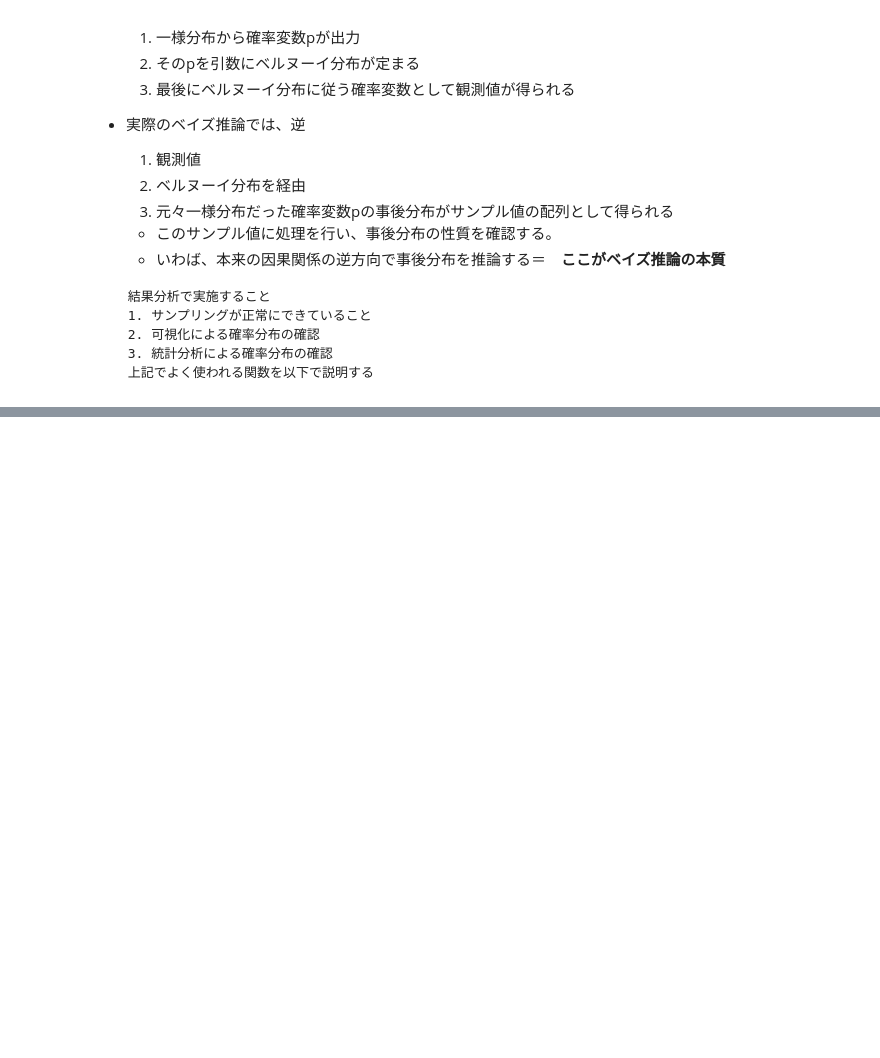
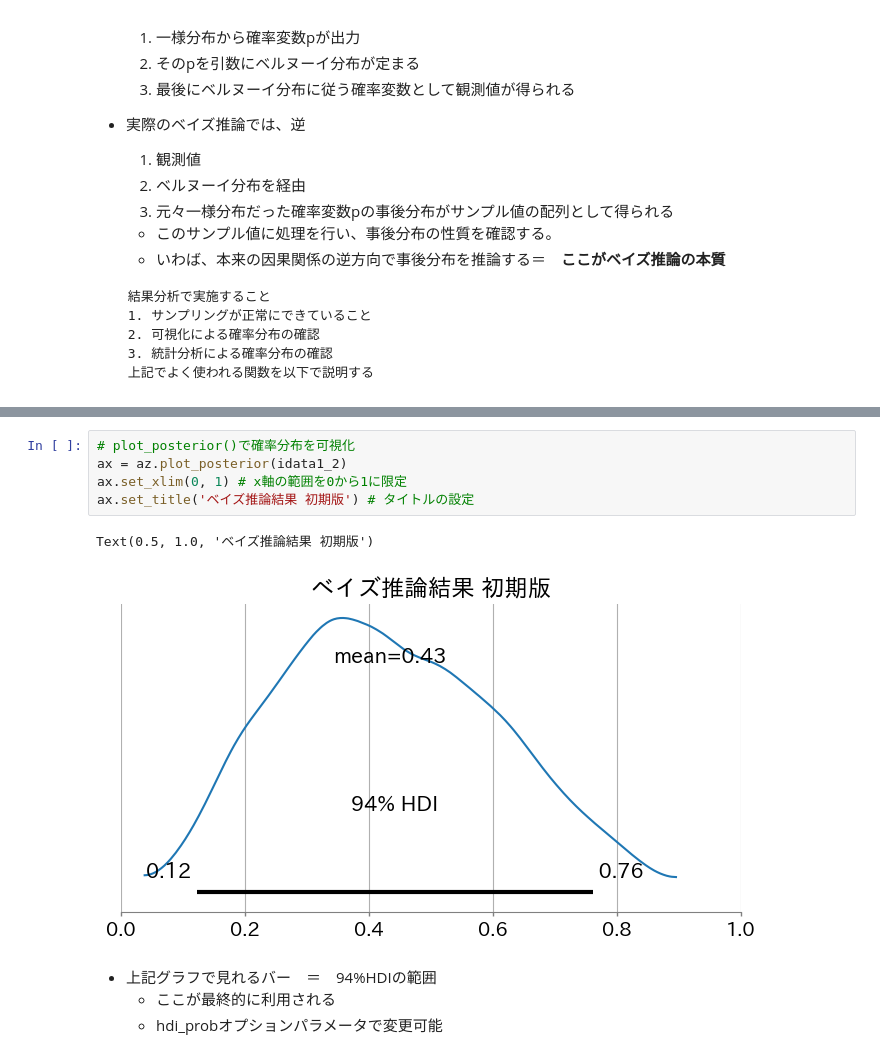
Before and after one commit to TanakaKazuki/bayesian_intro, a Jupyter notebook: section4/main.ipynb, the cells around one changed output, grey strips where cells are left out. Saved outputs shown, nothing was run; the diff lists cells and outputs as text; blank space fills up the shorter version.

```diff
--- a/section4/main.ipynb
+++ b/section4/main.ipynb
@@ -312,0 +350,12 @@ with model1:
+# %%
+# plot_posterior()で確率分布を可視化
+ax = az.plot_posterior(idata1_2)
+ax.set_xlim(0, 1) # x軸の範囲を0から1に限定
+ax.set_title('ベイズ推論結果 初期版') # タイトルの設定
+# %% [output]
+Text(0.5, 1.0, 'ベイズ推論結果 初期版')
+[figure, added]
+# %% [markdown]
+- 上記グラフで見れるバー　＝　94%HDIの範囲
+  - ここが最終的に利用される
+  - hdi_probオプションパラメータで変更可能
```
Also changed, not shown: parts of 22 cells of this notebook.
